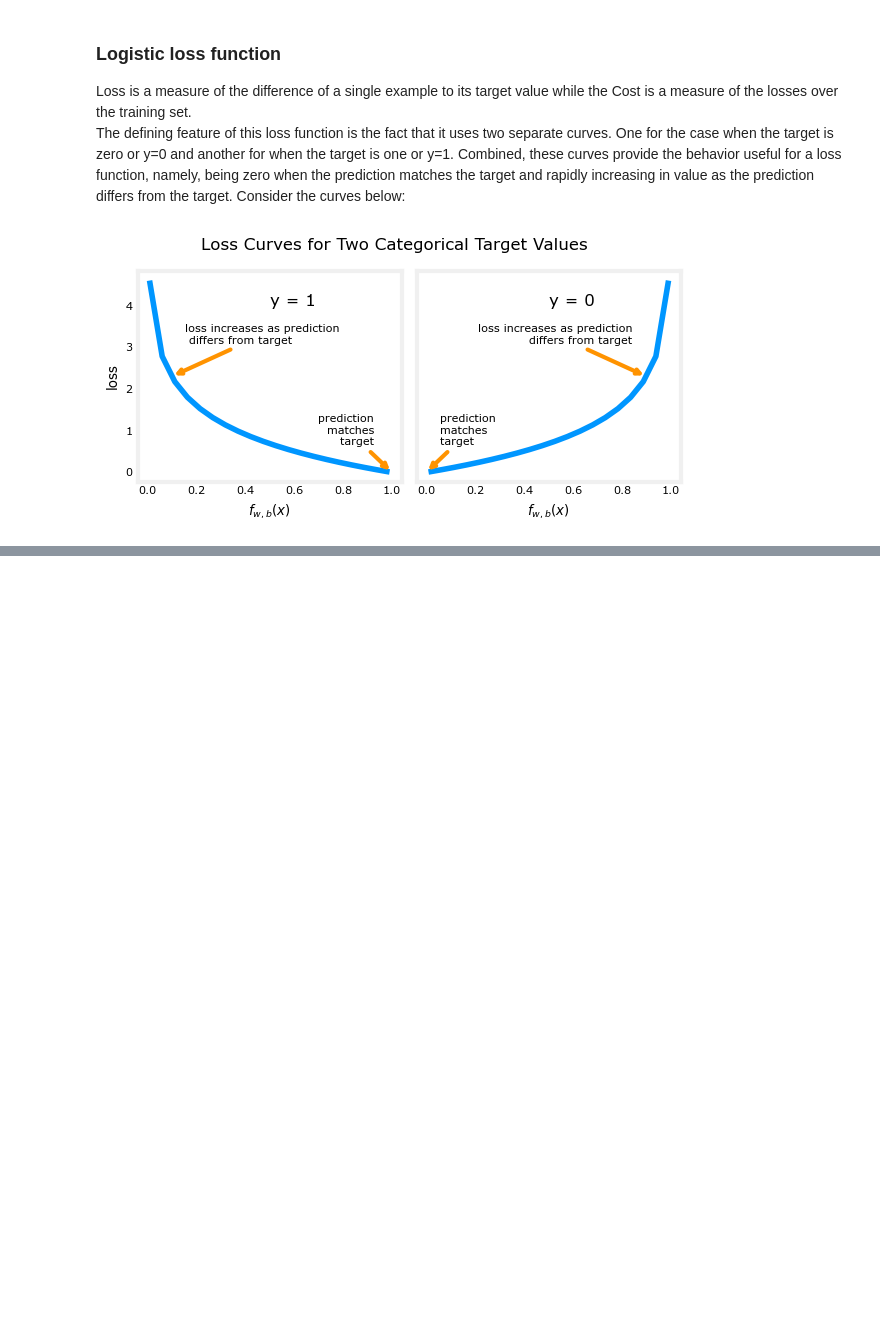
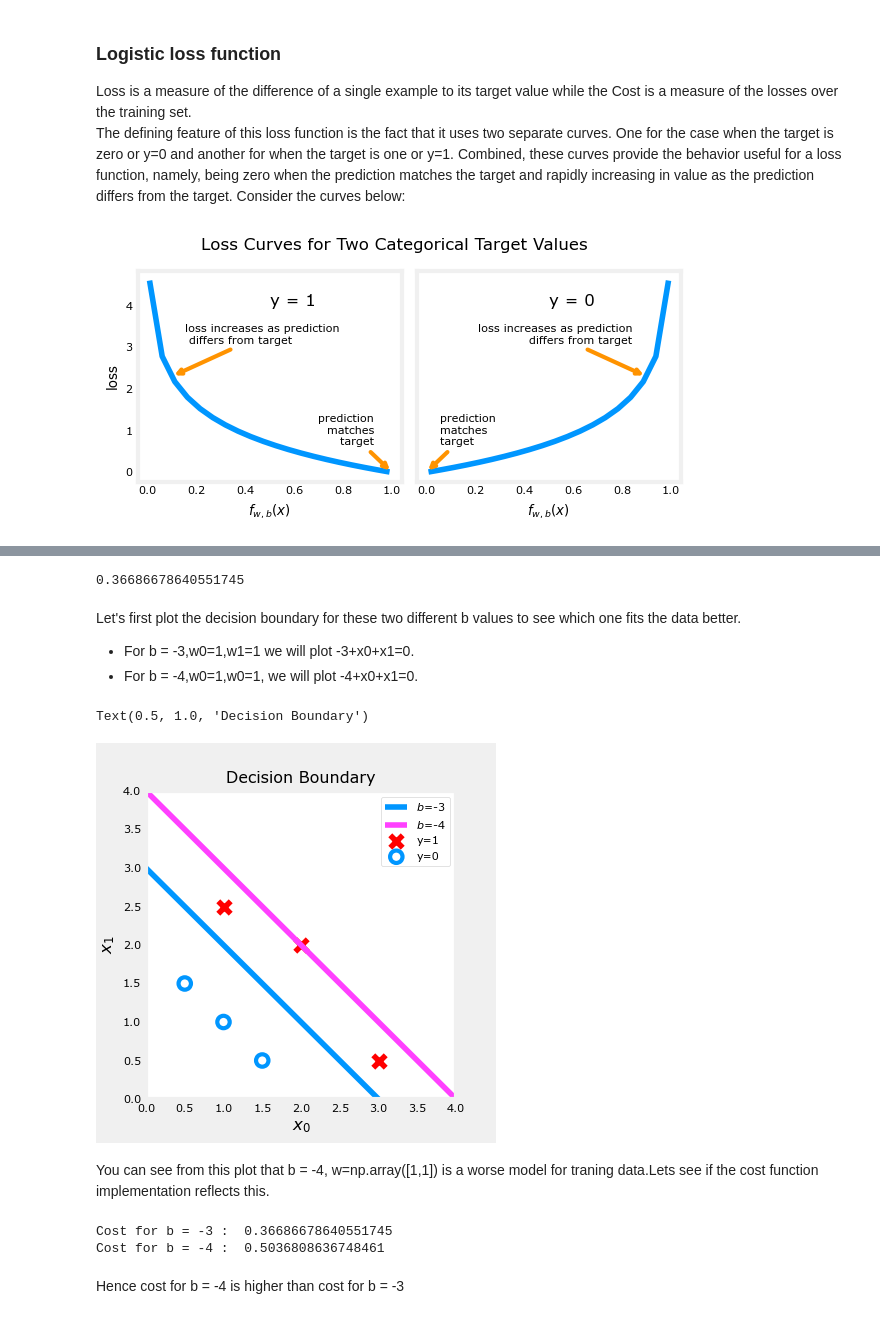
Before and after one commit to PrishaAggarwal/AI-ML, a Jupyter notebook: Machine_Learning/Week_3_Course_1/ML_5.ipynb, the cells around one changed output, grey strips where cells are left out. Cells and saved outputs as stored; diff of their text form; code cells hidden in the pictures; blank space fills up the shorter version.

```diff
--- a/Machine_Learning/Week_3_Course_1/ML_5.ipynb
+++ b/Machine_Learning/Week_3_Course_1/ML_5.ipynb
@@ -347,0 +415,47 @@ plt_two_logistic_loss_curves()
+# %%
+w_tmp = np.array([1,1])
+b_tmp = -3
+print(compute_cost_logistic(X_train, y_train, w_tmp, b_tmp))
+# %% [output]
+0.36686678640551745
+# %% [markdown]
+Let's first plot the decision boundary for these two different b values to see which one fits the data better.<br>
+- For b = -3,w0=1,w1=1 we will plot -3+x0+x1=0.
+- For b = -4,w0=1,w0=1, we will plot  -4+x0+x1=0.
+# %%
+#choose the values between 0 to 6
+x0=np.arange(0,6)
+
+x1=3-x0
+x1_other=4-x0
+
+fig,ax= plt.subplots(1,1,figsize=(4,4))
+ax.plot(x0,x1, c=dlc["dlblue"], label="$b$=-3")
+ax.plot(x0,x1_other, c=dlc["dlmagenta"], label="$b$=-4")
+ax.axis([0, 4, 0, 4])
+
+# Plot the original data
+plot_data(X_train,y_train,ax)
+ax.axis([0, 4, 0, 4])
+ax.set_ylabel('$x_1$', fontsize=12)
+ax.set_xlabel('$x_0$', fontsize=12)
+plt.legend(loc="upper right")
+plt.title("Decision Boundary")
+# %% [output]
+Text(0.5, 1.0, 'Decision Boundary')
+[figure, added]
+# %% [markdown]
+You can see from this plot that b = -4, w=np.array([1,1]) is a worse model for traning data.Lets see if the cost function implementation reflects this.
+# %%
+w_array1 = np.array([1,1])
+b_1 = -3
+w_array2 = np.array([1,1])
+b_2 = -4
+
+print("Cost for b = -3 : ", compute_cost_logistic(X_train, y_train, w_array1, b_1))
+print("Cost for b = -4 : ", compute_cost_logistic(X_train, y_train, w_array2, b_2))
+# %% [output]
+Cost for b = -3 :  0.36686678640551745
+Cost for b = -4 :  0.5036808636748461
+# %% [markdown]
+Hence cost for b = -4 is higher than cost for b = -3
```
Also changed, not shown: parts of 11 cells of this notebook, 4 other files.
